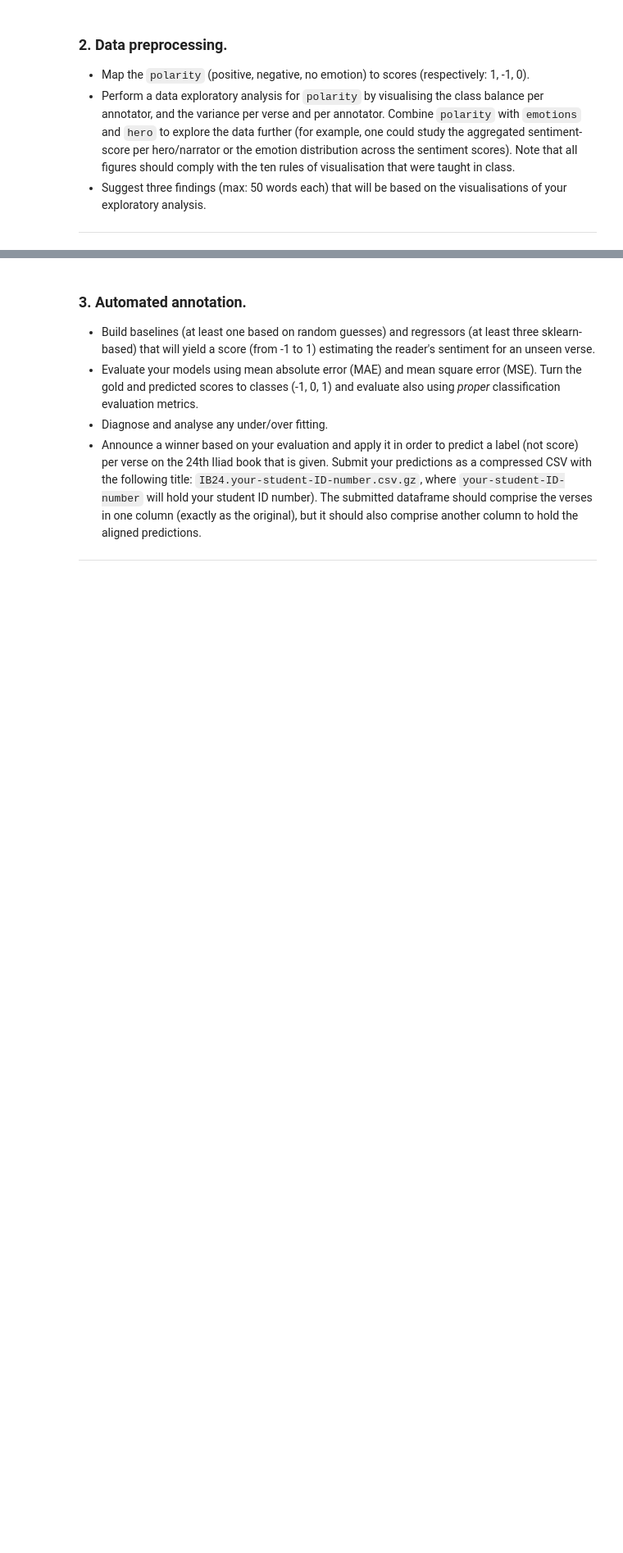
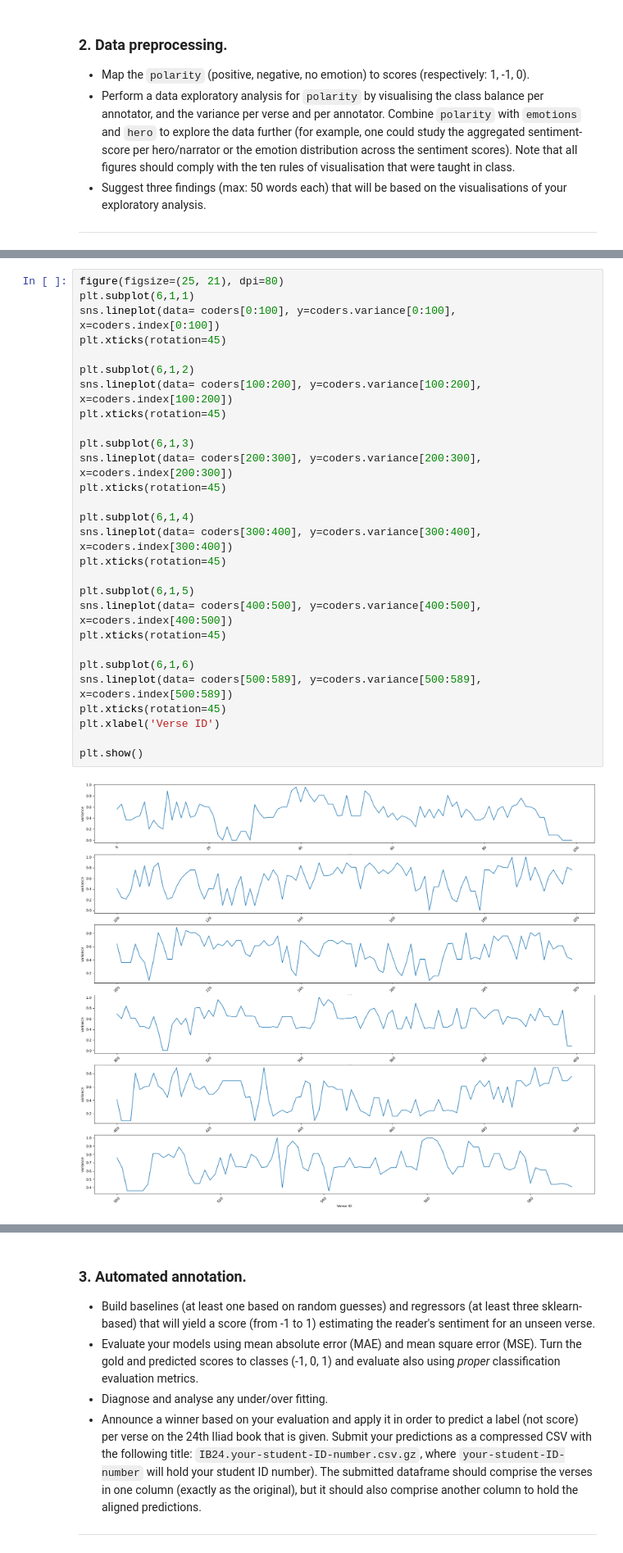
Before and after one commit to lambrosfloudas/Practical-Data-Science-2, a Jupyter notebook: PDS2021_A2.ipynb, the cells around one changed output, grey strips where cells are left out. Shown at 82% size. Saved outputs shown, nothing was run; the diff lists cells and outputs as text; blank space fills up the shorter version.

```diff
--- a/PDS2021_A2.ipynb
+++ b/PDS2021_A2.ipynb
@@ -200,0 +297,30 @@ Hero Cohen kappa: 0.6925
+# %%
+figure(figsize=(25, 21), dpi=80)
+plt.subplot(6,1,1)
+sns.lineplot(data= coders[0:100], y=coders.variance[0:100], x=coders.index[0:100])
+plt.xticks(rotation=45)
+
+plt.subplot(6,1,2)
+sns.lineplot(data= coders[100:200], y=coders.variance[100:200], x=coders.index[100:200])
+plt.xticks(rotation=45)
+
+plt.subplot(6,1,3)
+sns.lineplot(data= coders[200:300], y=coders.variance[200:300], x=coders.index[200:300])
+plt.xticks(rotation=45)
+
+plt.subplot(6,1,4)
+sns.lineplot(data= coders[300:400], y=coders.variance[300:400], x=coders.index[300:400])
+plt.xticks(rotation=45)
+
+plt.subplot(6,1,5)
+sns.lineplot(data= coders[400:500], y=coders.variance[400:500], x=coders.index[400:500])
+plt.xticks(rotation=45)
+
+plt.subplot(6,1,6)
+sns.lineplot(data= coders[500:589], y=coders.variance[500:589], x=coders.index[500:589])
+plt.xticks(rotation=45)
+plt.xlabel('Verse ID')
+
+plt.show()
+# %% [output]
+[figure, added]
```
Also changed, not shown: parts of 84 cells of this notebook.
